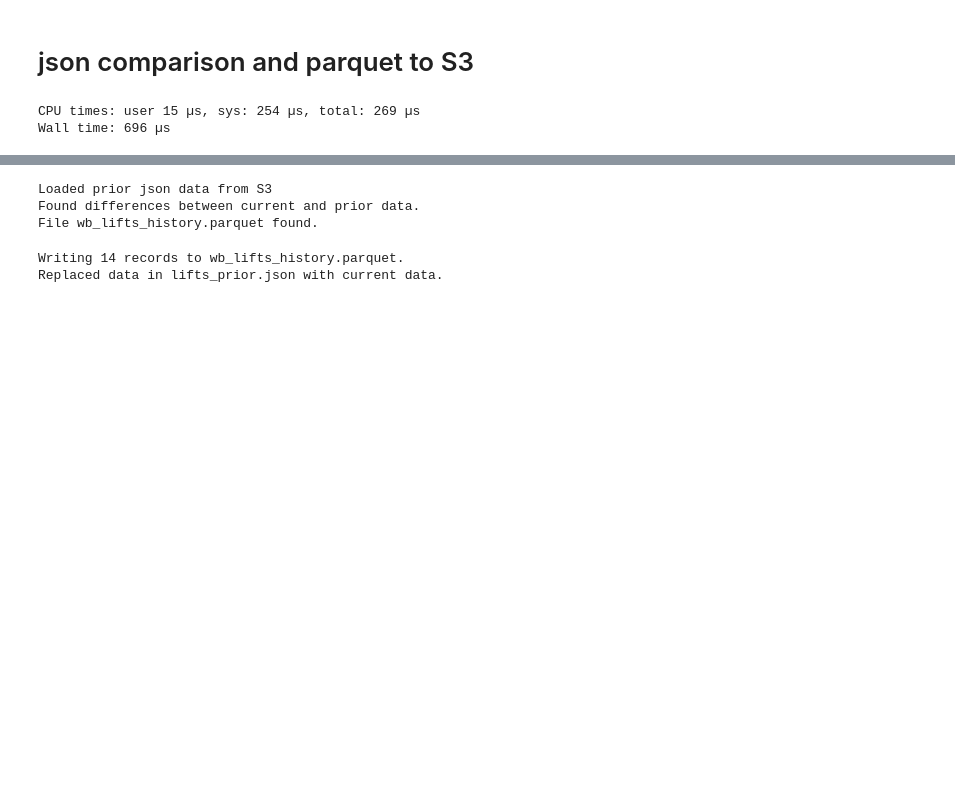
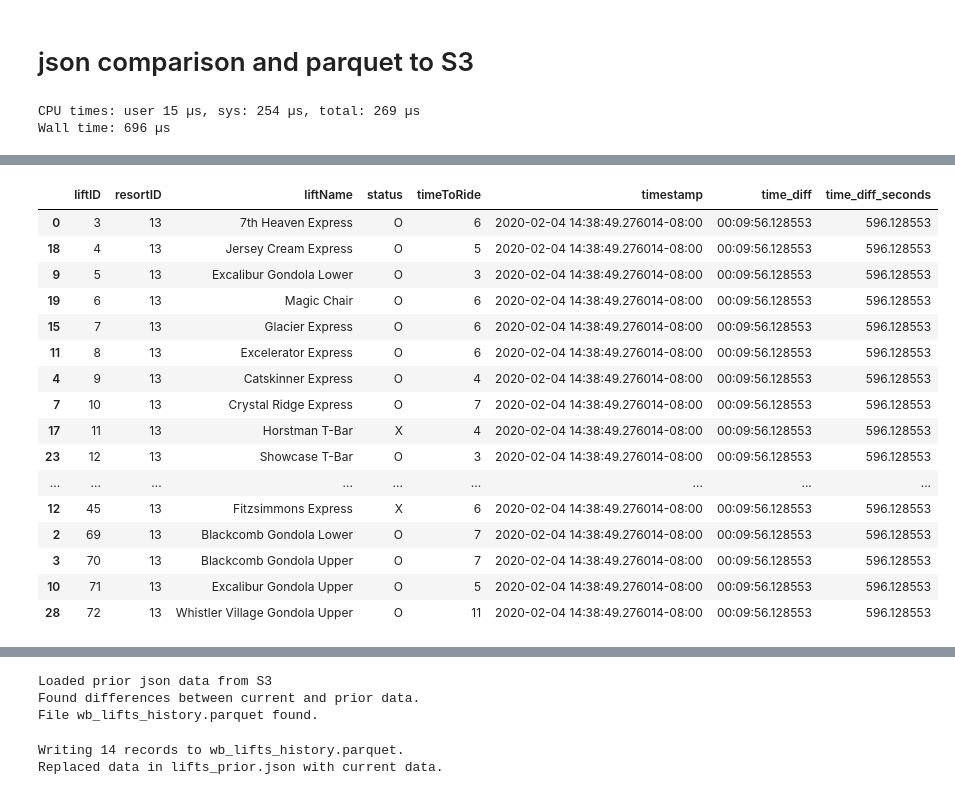
Before and after one commit to Pall-v/snowbot, a Jupyter notebook: notebooks/2.0-pv-process-json.ipynb, the cells around one changed output, grey strips where cells are left out. Cells and saved outputs as stored; diff of their text form; code cells hidden in the pictures; blank space fills up the shorter version.

```diff
--- a/notebooks/2.0-pv-process-json.ipynb
+++ b/notebooks/2.0-pv-process-json.ipynb
@@ -117,18 +117,18 @@ def set_lifts_df_datatypes(df):
     return df
 
 
-def jsons_to_df(jsons):
+def jsons_to_df(jsons, record_path):
     df = pd.DataFrame.from_dict(pd.json_normalize(
-        jsons, record_path='lifts', meta='timestamp'))
+        jsons, record_path=record_path, meta='timestamp'))
     df = set_lifts_df_datatypes(df)
     return df
 
 
-def load_merged_json_as_df(merged_file):
+def load_merged_json_as_df(merged_file, record_path):
     # load the merged json as a dataframe
     with open(merged_file, "r") as f:
         d = json.load(f)
-        df = jsons_to_df(d)
+        df = jsons_to_df(d, record_path)
         return df
 
 
@@ -213,7 +195,7 @@ get_status_changes(test_df, keep_oldest=False).sort_values(by=['liftID', 'timest
 # %%
 merge_matching_jsons(suffix="lifts.json", save_file=merged_file)
 # %%
-lifts_df = load_merged_json_as_df(merged_file)
+lifts_df = load_merged_json_as_df(merged_file, 'lifts')
 
 lifts_status_changes_df = get_status_changes(lifts_df, keep_oldest=True)
 # %% [markdown]
@@ -385,0 +491,24 @@ def write_dataframe_to_parquet_on_s3(df, fname):
+# %%
+parq_df = load_dataframe_from_parquet_on_s3('lifts' + HISTORY_SUFFIX)
+
+lifts_status_changes_parq_df = get_status_durations(parq_df)
+lifts_status_changes_parq_df.to_csv(DATA_DIR + "lifts_status_changes_parq.csv", date_format='%c')
+lifts_status_changes_parq_df
+# %% [output]
+|  | liftID | resortID | liftName | status | timeToRide | timestamp | time_diff | time_diff_seconds |
+| 0 | 3 | 13 | 7th Heaven Express | O | 6 | 2020-02-04 14:38:49.276014-08:00 | 00:09:56.128553 | 596.128553 |
+| 18 | 4 | 13 | Jersey Cream Express | O | 5 | 2020-02-04 14:38:49.276014-08:00 | 00:09:56.128553 | 596.128553 |
+| 9 | 5 | 13 | Excalibur Gondola Lower | O | 3 | 2020-02-04 14:38:49.276014-08:00 | 00:09:56.128553 | 596.128553 |
+| 19 | 6 | 13 | Magic Chair | O | 6 | 2020-02-04 14:38:49.276014-08:00 | 00:09:56.128553 | 596.128553 |
+| 15 | 7 | 13 | Glacier Express | O | 6 | 2020-02-04 14:38:49.276014-08:00 | 00:09:56.128553 | 596.128553 |
+| 11 | 8 | 13 | Excelerator Express | O | 6 | 2020-02-04 14:38:49.276014-08:00 | 00:09:56.128553 | 596.128553 |
+| 4 | 9 | 13 | Catskinner Express | O | 4 | 2020-02-04 14:38:49.276014-08:00 | 00:09:56.128553 | 596.128553 |
+| 7 | 10 | 13 | Crystal Ridge Express | O | 7 | 2020-02-04 14:38:49.276014-08:00 | 00:09:56.128553 | 596.128553 |
+| 17 | 11 | 13 | Horstman T-Bar | X | 4 | 2020-02-04 14:38:49.276014-08:00 | 00:09:56.128553 | 596.128553 |
+| 23 | 12 | 13 | Showcase T-Bar | O | 3 | 2020-02-04 14:38:49.276014-08:00 | 00:09:56.128553 | 596.128553 |
+| ... | ... | ... | ... | ... | ... | ... | ... | ... |
+| 12 | 45 | 13 | Fitzsimmons Express | X | 6 | 2020-02-04 14:38:49.276014-08:00 | 00:09:56.128553 | 596.128553 |
+| 2 | 69 | 13 | Blackcomb Gondola Lower | O | 7 | 2020-02-04 14:38:49.276014-08:00 | 00:09:56.128553 | 596.128553 |
+| 3 | 70 | 13 | Blackcomb Gondola Upper | O | 7 | 2020-02-04 14:38:49.276014-08:00 | 00:09:56.128553 | 596.128553 |
+| 10 | 71 | 13 | Excalibur Gondola Upper | O | 5 | 2020-02-04 14:38:49.276014-08:00 | 00:09:56.128553 | 596.128553 |
+| 28 | 72 | 13 | Whistler Village Gondola Upper | O | 11 | 2020-02-04 14:38:49.276014-08:00 | 00:09:56.128553 | 596.128553 |
```
Also changed, not shown: parts of 12 cells of this notebook, 2 other files.
